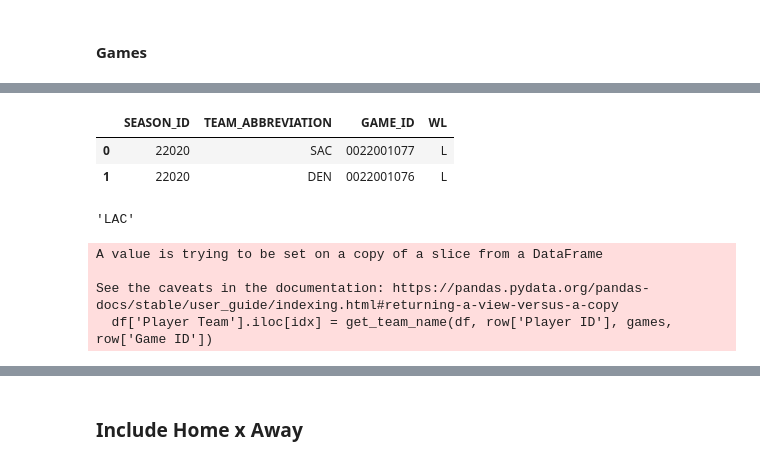
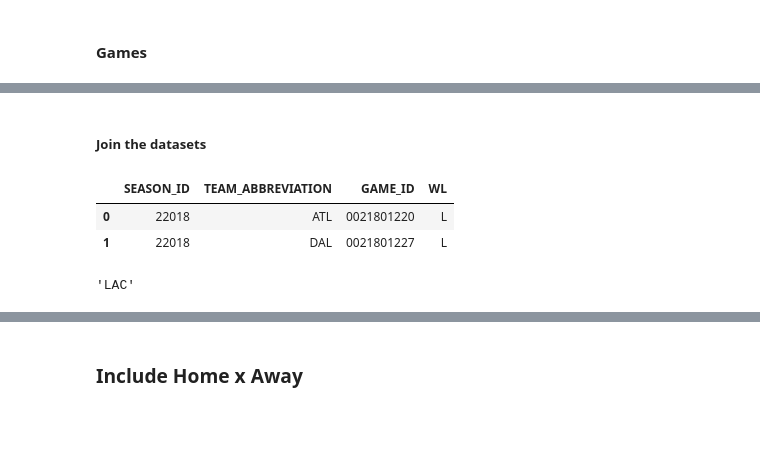
Before and after one commit to pratikgirigoswami/Player-Performance-Improvement-Prediction, a Jupyter notebook: Data Gathering/data_acquisition.ipynb, the cells around one changed output, grey strips where cells are left out. Saved outputs shown, nothing was run; the diff lists cells and outputs as text; code cells hidden in the pictures; blank space fills up the shorter version.

```diff
--- a/Data Gathering/data_acquisition.ipynb
+++ b/Data Gathering/data_acquisition.ipynb
@@ -329,6 +425,7 @@ df.tail(2)
 # %%
+season = '2018-19'
 game_finder = leaguegamefinder.LeagueGameFinder(season_nullable=season, season_type_nullable=season_type)
-games = game_finder.get_data_frames()[0]
-games.head(2)
+games_2018_19 = game_finder.get_data_frames()[0]
+games_2018_19.head(2)
 # %% [output]
 |  | SEASON_ID | TEAM_ID | TEAM_ABBREVIATION | TEAM_NAME | GAME_ID | GAME_DATE | MATCHUP | WL | MIN | ... |
@@ -337,0 +437,5 @@ games.head(2)
+# %%
+season = '2019-20'
+game_finder = leaguegamefinder.LeagueGameFinder(season_nullable=season, season_type_nullable=season_type)
+games_2019_20 = game_finder.get_data_frames()[0]
+games_2019_20.head(2)
@@ -337,0 +449,5 @@ games.head(2)
+# %%
+season = '2020-21'
+game_finder = leaguegamefinder.LeagueGameFinder(season_nullable=season, season_type_nullable=season_type)
+games_2020_21 = game_finder.get_data_frames()[0]
+games_2020_21.head(2)
@@ -338,8 +459,11 @@ games.head(2)
+# %% [markdown]
+##### Join the datasets
 # %%
+games = pd.concat([games_2018_19, games_2019_20, games_2020_21], ignore_index=True)
 games = games[['SEASON_ID', 'TEAM_ABBREVIATION', 'GAME_ID', 'WL']]
 games.head(2)
 # %% [output]
 |  | SEASON_ID | TEAM_ABBREVIATION | GAME_ID | WL |
-| 0 | 22020 | SAC | 0022001077 | L |
-| 1 | 22020 | DEN | 0022001076 | L |
+| 0 | 22018 | ATL | 0021801220 | L |
+| 1 | 22018 | DAL | 0021801227 | L |
 # %%
@@ -355,12 +479,2 @@ get_team_name(df, '1627826', games, '0022000002')
 # %% [output]
 'LAC'
-# %%
-df['Player Team'] = ''
-
-for idx, row in df.iterrows():
-    df['Player Team'].iloc[idx] = get_team_name(df, row['Player ID'], games, row['Game ID'])
-# %% [output]
-A value is trying to be set on a copy of a slice from a DataFrame
-
-See the caveats in the documentation: https://pandas.pydata.org/pandas-docs/stable/user_guide/indexing.html#returning-a-view-versus-a-copy
-  df['Player Team'].iloc[idx] = get_team_name(df, row['Player ID'], games, row['Game ID'])
```
Also changed, not shown: parts of 54 cells of this notebook, 9 other files.
